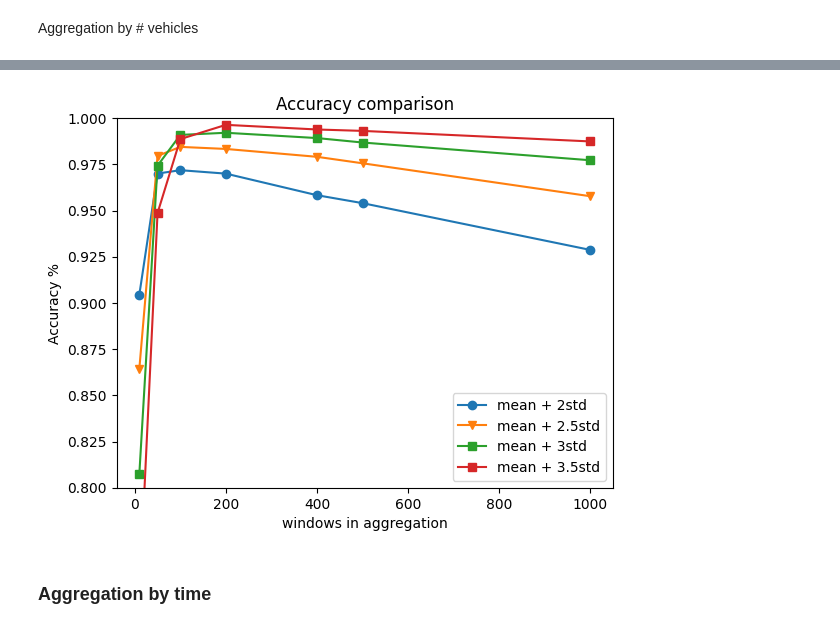
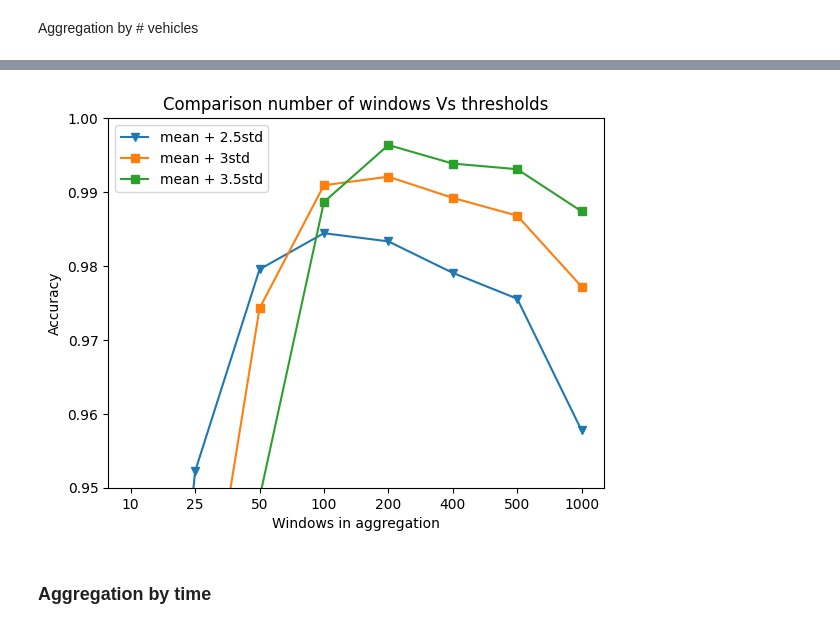
Before and after one commit to YhBedoya/SHM-MAE, a Jupyter notebook: AnomalyDetection on INSIST/AnalysisTrainingResults.ipynb, the cells around one changed output, grey strips where cells are left out. Cells and saved outputs as stored; diff of their text form; code cells hidden in the pictures.

```diff
--- a/AnomalyDetection on INSIST/AnalysisTrainingResults.ipynb
+++ b/AnomalyDetection on INSIST/AnalysisTrainingResults.ipynb
@@ -380,8 +380,8 @@ def statisticsCalculator(df):
 # %% [markdown]
 Aggregation by # vehicles
 # %%
-sizeMovingAverage = [10, 50, 100, 200, 400, 500, 1000]
-thresholdsOptions = ["2std", "2.5std", "3std", "3.5std"]
+sizeMovingAverage = [10, 25, 50, 100, 200, 400, 500, 1000]
+thresholdsOptions = ["2.5std", "3std", "3.5std"]
 # %%
 results = {"sizeMovingAverage": [],
             "threshold": [],
@@ -395,8 +395,7 @@ for rollingOption in sizeMovingAverage:
     valStd = validationDf["movingError"].std()
     testDF["movingError"] = testDF["errors"].rolling(rollingOption).mean()
 
-    rollingThresholds = {"2std": valMean+(2*valStd),
-                        "2.5std": valMean+(2.5*valStd),
+    rollingThresholds = {"2.5std": valMean+(2.5*valStd),
                         "3std": valMean+(3*valStd),
                         "3.5std": valMean+(3.5*valStd),}
 
@@ -410,4 +409,4 @@ for rollingOption in sizeMovingAverage:
         results["sensitivity"].append(sensitivity)
         results["specificity"].append(specificity)
 
-resultsDf = pd.DataFrame(results)
+resultsVehiclesDf = pd.DataFrame(results)
@@ -439,25 +458,25 @@ for thresholdOpt in thresholdsOptions:
 # %%
-x_categories = resultsDf["sizeMovingAverage"].unique()
-
+x_categories = resultsVehiclesDf["sizeMovingAverage"].unique()
+x_categories = [str(x) for x in x_categories]
 # Create the plot
-plt.plot(x_categories, resultsDf[resultsDf["threshold"]=="2std"]["accuracy"], marker='o', label='mean + 2std')
-plt.plot(x_categories, resultsDf[resultsDf["threshold"]=="2.5std"]["accuracy"], marker='v', label='mean + 2.5std')
-plt.plot(x_categories, resultsDf[resultsDf["threshold"]=="3std"]["accuracy"], marker='s', label='mean + 3std')
-plt.plot(x_categories, resultsDf[resultsDf["threshold"]=="3.5std"]["accuracy"], marker='s', label='mean + 3.5std')
+#plt.plot(x_categories, resultsDf[resultsDf["threshold"]=="2std"]["accuracy"], marker='o', label='mean + 2std')
+plt.plot(x_categories, resultsVehiclesDf[resultsVehiclesDf["threshold"]=="2.5std"]["accuracy"], marker='v', label='mean + 2.5std')
+plt.plot(x_categories, resultsVehiclesDf[resultsVehiclesDf["threshold"]=="3std"]["accuracy"], marker='s', label='mean + 3std')
+plt.plot(x_categories, resultsVehiclesDf[resultsVehiclesDf["threshold"]=="3.5std"]["accuracy"], marker='s', label='mean + 3.5std')
 
 # Add labels and title
-plt.ylim(0.8, 1)
-plt.xlabel('seconds in aggregation')
-plt.ylabel('Accuracy %')
-plt.title(f'Accuracy comparison')
+plt.ylim(0.95, 1)
+plt.xlabel('Windows in aggregation')
+plt.ylabel('Accuracy')
+plt.title(f'Comparison number of windows Vs thresholds')
 
 # Add legend
 plt.legend()
 
 # Display the plot
 plt.show()
 # %% [output]
-[figure, old version]
+[figure, new version]
 # %% [markdown]
 ### Aggregation by time
 # %%
```
Also changed, not shown: parts of 9 cells of this notebook, 9 other files.
